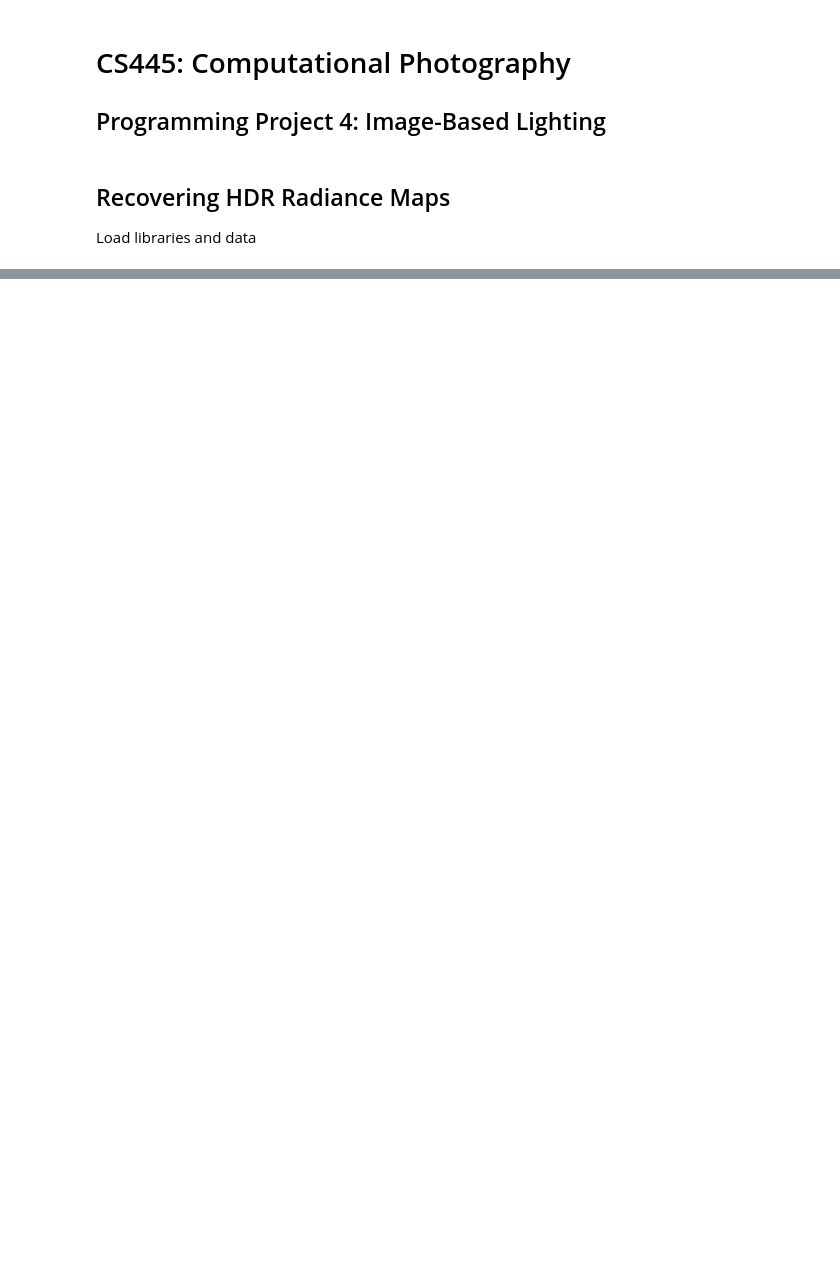
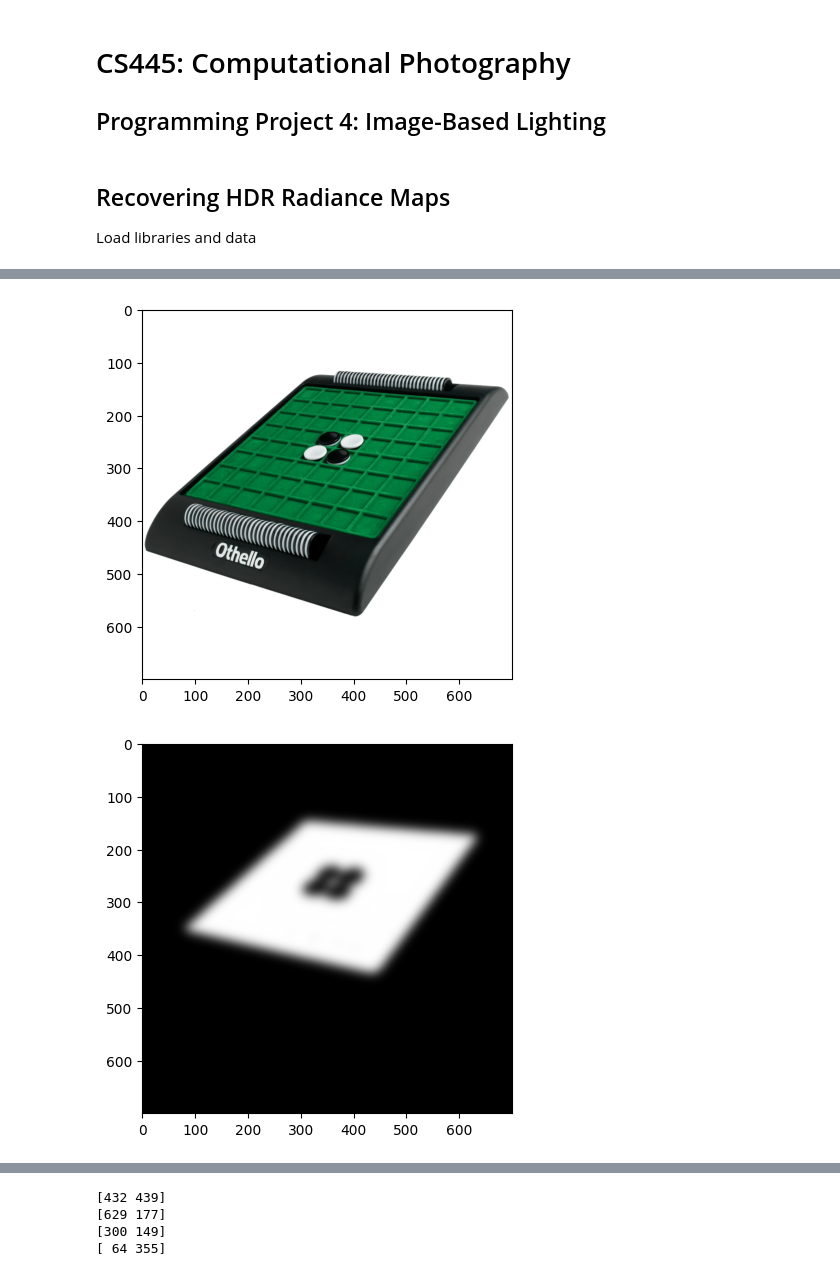
Before and after one commit to nickolas-simons/CS445_FinalProject, a Jupyter notebook: Nick/Project_4_Image_Based_Lighting_Starter.ipynb, the cells around one changed output, grey strips where cells are left out. Saved outputs shown, nothing was run; the diff lists cells and outputs as text; code cells hidden in the pictures; blank space fills up the shorter version.

Commit message:
hough

```diff
--- a/Nick/Project_4_Image_Based_Lighting_Starter.ipynb
+++ b/Nick/Project_4_Image_Based_Lighting_Starter.ipynb
@@ -100,0 +214,11 @@ plt.show()
+# %%
+corners = hough(img3)
+plt.imshow(img3)
+for corner in corners:
+    plt.scatter(corner[0], corner[1], color='yellow', s=40, marker='o')
+    print(corner)
+
+plt.show()
+# %% [output]
+[figure, added]
+[figure, added]
@@ -100,0 +229,4 @@ plt.show()
+[432 439]
+[629 177]
+[300 149]
+[ 64 355]
```
Also changed, not shown: parts of 7 cells of this notebook.
